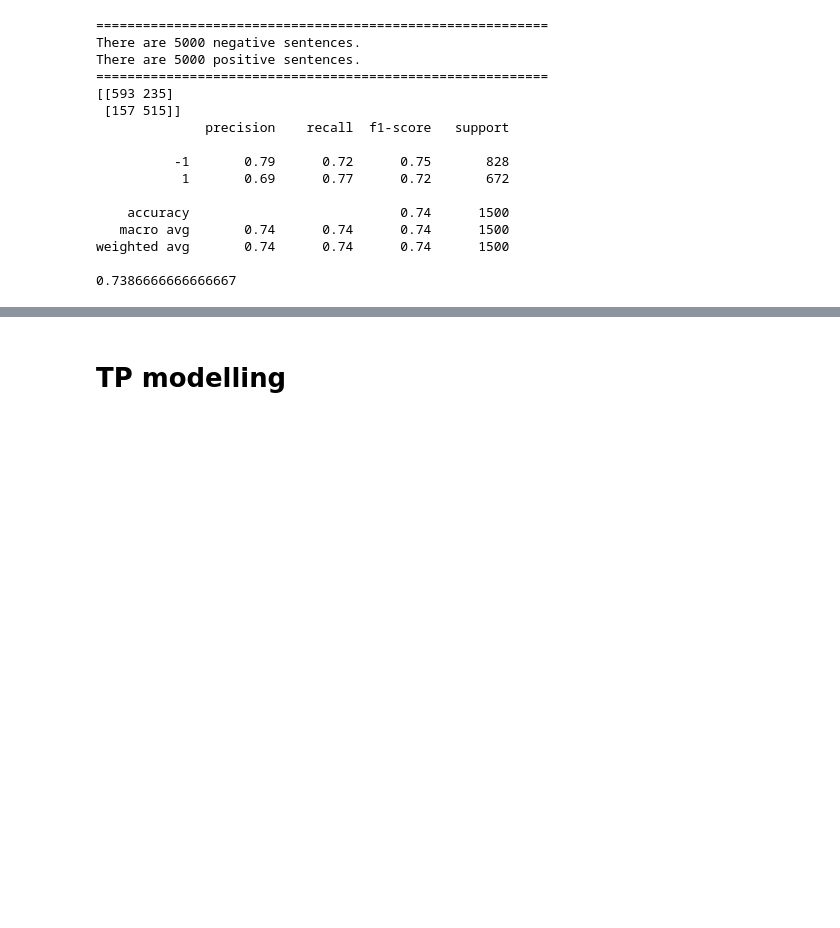
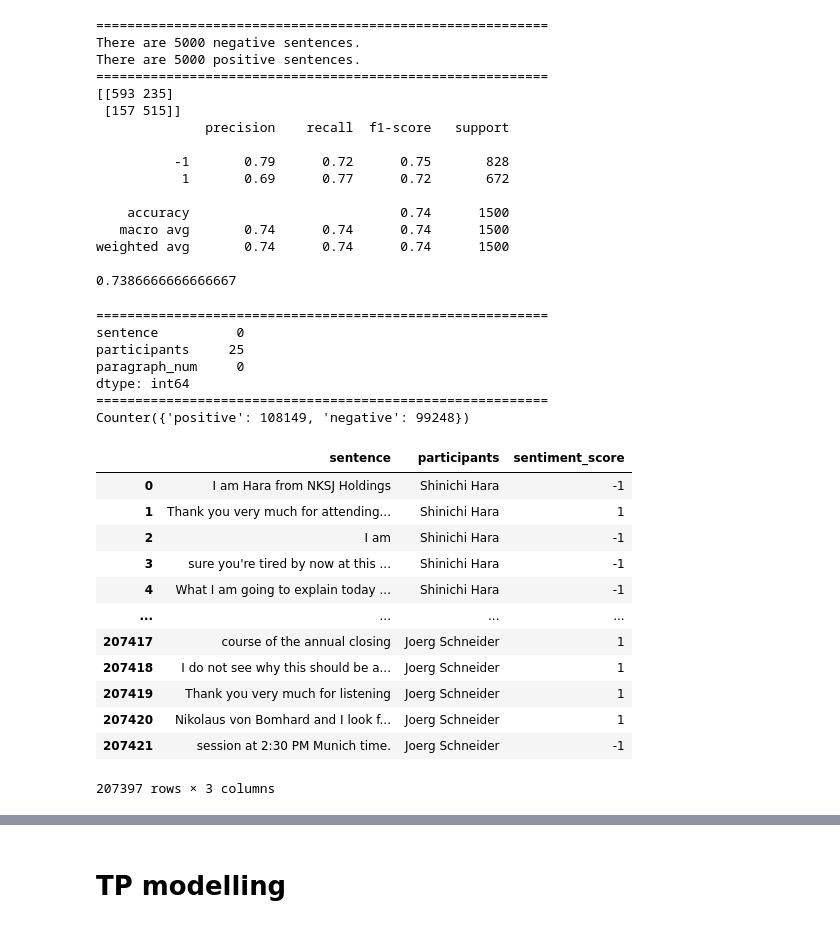
Before and after one commit to BoE-ARP-Bayes-MSc-BA/BoE_ARP_test01, a Jupyter notebook: BoE_Present_Model/model.ipynb, the cells around one changed output, grey strips where cells are left out. Saved outputs shown, nothing was run; the diff lists cells and outputs as text; code cells hidden in the pictures; blank space fills up the shorter version.

```diff
--- a/BoE_Present_Model/model.ipynb
+++ b/BoE_Present_Model/model.ipynb
@@ -471,6 +541,62 @@ There are 5000 positive sentences.
 weighted avg       0.74      0.74      0.74      1500
 
 0.7386666666666667
+# %%
+# Apply into earnings call sentence
+# import dataset
+#path = '/Users/timliu/Documents/GitHub/data_collecting/df_for_NLP/sentence_split_df.csv'
+#df_sentence = pd.read_csv(path)
+# df_sentence.head()
+df_sentence = sentence_split_df.copy()
+
+# drop participant columns as we dont need it
+# df_sentence = df_sentence.drop(['participants'], axis=1)
+
+# check NaN values
+print("==========================================================")
+print(df_sentence.isnull().sum())
+
+# delete NaN rows
+df_sentence = df_sentence.dropna()
+
+# clean text for sentiment analysis
+df_sentence['text_clean'] = df_sentence['sentence'].apply(lambda r: process_text(r))
+# df_sentence.head(5)
+
+# making prediction
+prediction = model.predict(df_sentence.text_clean)
+prediction_label = np.array(['positive' if p==1 else 'negative' for p in prediction])
+df_sentence['prediction_label'] = prediction_label
+df_sentence['sentiment_score'] = prediction
+# df_sentence.head()
+
+print("==========================================================")
+print(Counter(df_sentence['prediction_label']))
+
+# df_sentence left columns with only 'sentence','participants','sentiment_score'
+df_sentence = df_sentence[['sentence','participants','sentiment_score']]
+df_sentence
+# %% [output]
+==========================================================
+sentence          0
+participants     25
+paragraph_num     0
+dtype: int64
+==========================================================
+Counter({'positive': 108149, 'negative': 99248})
+|  | sentence | participants | sentiment_score |
+| 0 | I am Hara from NKSJ Holdings | Shinichi Hara | -1 |
+| 1 | Thank you very much for attending... | Shinichi Hara | 1 |
+| 2 | I am | Shinichi Hara | -1 |
+| 3 | sure you're tired by now at this ... | Shinichi Hara | -1 |
+| 4 | What I am going to explain today ... | Shinichi Hara | -1 |
+| ... | ... | ... | ... |
+| 207417 | course of the annual closing | Joerg Schneider | 1 |
+| 207418 | I do not see why this should be a... | Joerg Schneider | 1 |
+| 207419 | Thank you very much for listening | Joerg Schneider | 1 |
+| 207420 | Nikolaus von Bomhard and I look f... | Joerg Schneider | 1 |
+| 207421 | session at 2:30 PM Munich time. | Joerg Schneider | -1 |
+207397 rows × 3 columns
 # %%
 #take a copy
 length_sentence = sentence_split_df.copy()
```
Also changed, not shown: parts of 17 cells of this notebook, 1 other file.
